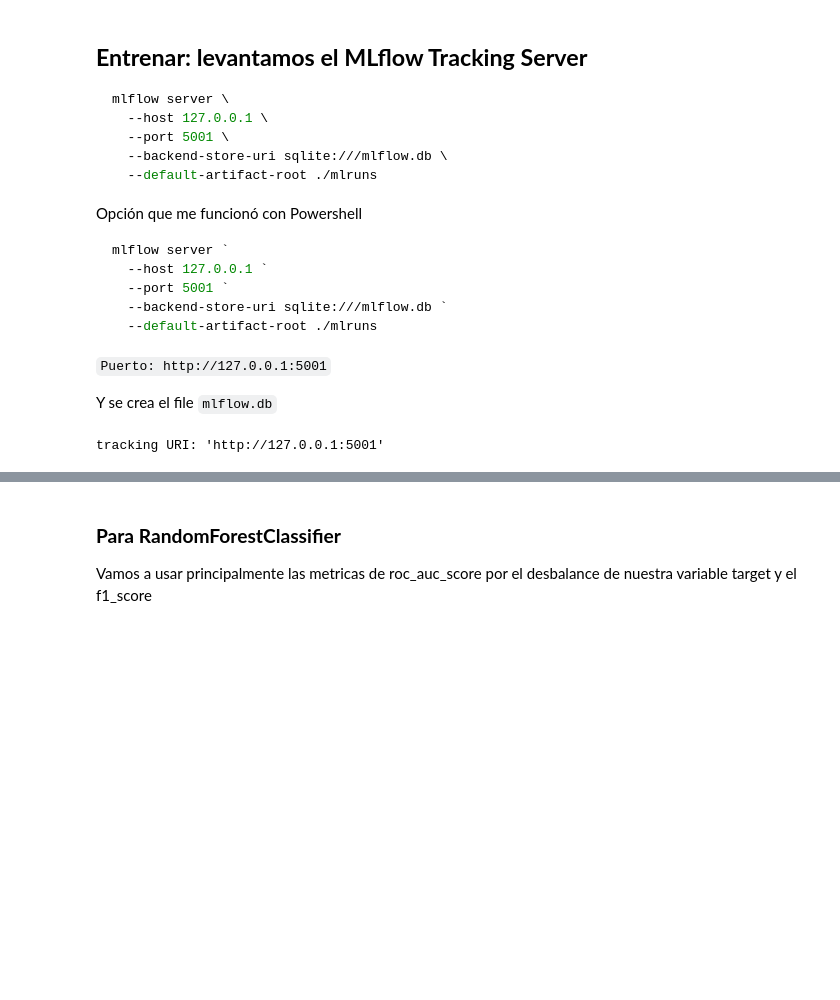
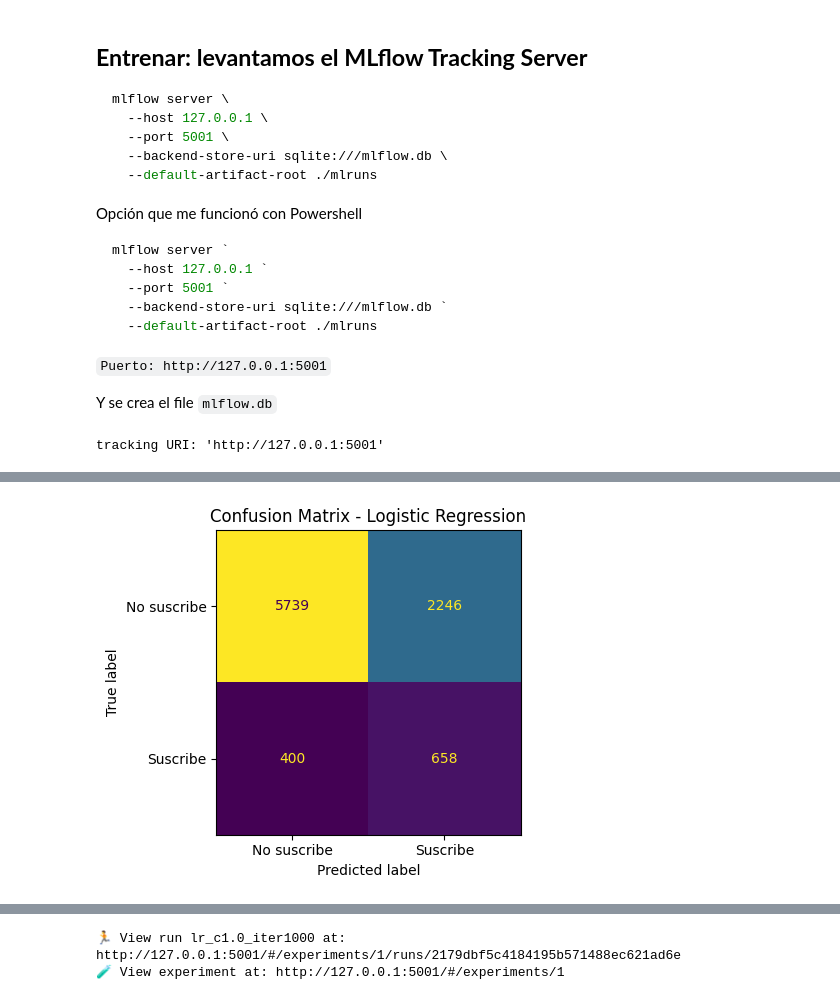
Before and after one commit to lfescobarg/Proyecto_final_MLops, a Jupyter notebook: notebooks/02-Experiment-Tracking/Experiment_Tracking.ipynb, the cells around one changed output, grey strips where cells are left out. Drawn from its saved outputs; the diff is of its cells as text; code cells hidden in the pictures; blank space fills up the shorter version.

Commit message:
feat: first experiment with mlflow and lr

```diff
--- a/notebooks/02-Experiment-Tracking/Experiment_Tracking.ipynb
+++ b/notebooks/02-Experiment-Tracking/Experiment_Tracking.ipynb
@@ -244,7 +246,16 @@ Usamos como uno de los parámetros `C` ->
 # %%
+from sklearn.metrics import (f1_score, roc_auc_score,
+                             accuracy_score,
+                             precision_score,
+                             recall_score,
+                             ConfusionMatrixDisplay
+                             )
+
 experiment_name = "bank-marketing-tracking"
 mlflow.set_experiment(experiment_name)
 
+class_weight = "balanced"
+random_state = 42
 C = 1.0
 max_iter = 1000
 
@@ -252,10 +263,62 @@ with mlflow.start_run(run_name=f"lr_c{C}_iter{max_iter}"):
     # Tags (metadata)
     mlflow.set_tag("problem_type", "classification")
     mlflow.set_tag("model_family", "logistic_regression")
-    mlflow.set_tag("dataset", "nyc_green_taxi_2023_01_02")
-    mlflow.set_tag("features", "PULocationID,DOLocationID,trip_distance")
+    mlflow.set_tag("dataset", "bank_marketing")
+    mlflow.set_tag("features", ",".join(numeric_features + categorical_features + binary_features))
 
     # Params
-    mlflow.log_param("n_estimators", n_estimators)
-    mlflow.log_param("max_depth", max_depth)
-    mlflow.log_param("random_state", 0)
+    mlflow.log_param("C", C)
+    mlflow.log_param("max_iter", max_iter)
+    mlflow.log_param("class_weight", class_weight)
+    mlflow.log_param("random_state", random_state)
+
+    # Pipeline
+    pipeline_lr = Pipeline(
+        steps=[
+            ("preprocessor", lr_preprocessor),
+            ("model", LogisticRegression(C=C, max_iter=max_iter, class_weight=class_weight, random_state=random_state))
+        ]
+    )
+    # Train + predict
+    pipeline_lr.fit(X_train, y_train)
+    y_pred_lr = pipeline_lr.predict(X_test)
+    y_proba = pipeline_lr.predict_proba(X_test)[:, 1] # para calcular el AUC necesitamos las probabilidades de la clase positiva (yes) y no las predicciones binarias, por eso usamos predict_proba y nos quedamos con la columna 1 que es la de "yes" (la columna 0 es la de "no")
+
+    # Metrics
+    mlflow.log_metric("accuracy", accuracy_score(y_test, y_pred_lr))
+    mlflow.log_metric("precision", precision_score(y_test, y_pred_lr,pos_label="yes"))
+    mlflow.log_metric("recall", recall_score(y_test, y_pred_lr,pos_label="yes"))
+    mlflow.log_metric("f1_score", f1_score(y_test, y_pred_lr,pos_label="yes"))
+    mlflow.log_metric("auc", roc_auc_score(y_test, y_proba))
+
+    # si no uso pos_label="yes" obtengo un error, porque la y no esta encodeada, entonces con pos_label le digo a las metricas que la clase positiva es "yes", así no me da error y me calcula bien las métricas de precision, recall y f1_score para la clase "yes"
+
+    # almacenar nuestras predicciones y probabilidades en mlflow para usarlas después en el dashboard
+    preds_path = "predictions_lr.csv" # vamos a guardarlo en este archivo
+    pd.DataFrame({
+        "y_true_test": y_test, # los valores reales
+        "y_pred": y_pred_lr, # lo que nos predijo el modelo
+        "y_proba_yes": y_proba  # esta es la probabilidad del AUC de que sea de clase "yes"
+    }).to_csv(preds_path, index=False)
+    mlflow.log_artifact(preds_path)  # simplemente lo subimos de mlflow
+
+    # No se hace feature_importance para la regresión logística, se hace es coeficientes y este no es tan facíl de implementar acá por el targetencoder
+
+    # Artifact: Confusion Matrix
+    import matplotlib.pyplot as plt
+
+    fig, ax = plt.subplots(figsize=(5, 4))
+    ConfusionMatrixDisplay.from_predictions(
+        y_test, y_pred_lr,
+        display_labels=["No suscribe", "Suscribe"],
+        ax=ax, colorbar=False
+    )
+    ax.set_title("Confusion Matrix - Logistic Regression")
+    fig.tight_layout()
+    fig.savefig("confusion_matrix_lr.png", dpi=150)
+    mlflow.log_artifact("confusion_matrix_lr.png") # Subimos la imagen a mlflow
+    plt.show()
+    plt.close(fig)
+
+    mlflow.sklearn.log_model(pipeline_lr, artifact_path="model")
+# %% [output]
@@ -261,0 +326 @@ with mlflow.start_run(run_name=f"lr_c{C}_iter{max_iter}"):
+[figure, added]
@@ -262,4 +329,2 @@ with mlflow.start_run(run_name=f"lr_c{C}_iter{max_iter}"):
+🏃 View run lr_c1.0_iter1000 at: http://127.0.0.1:5001/#/experiments/1/runs/2179dbf5c4184195b571488ec621ad6e
+🧪 View experiment at: http://127.0.0.1:5001/#/experiments/1
-# %% [markdown]
-### **Para RandomForestClassifier**
-
-Vamos a usar principalmente las metricas de roc_auc_score por el desbalance de nuestra variable target y el f1_score
```
Also changed, not shown: parts of 7 cells of this notebook, 4 other files.
